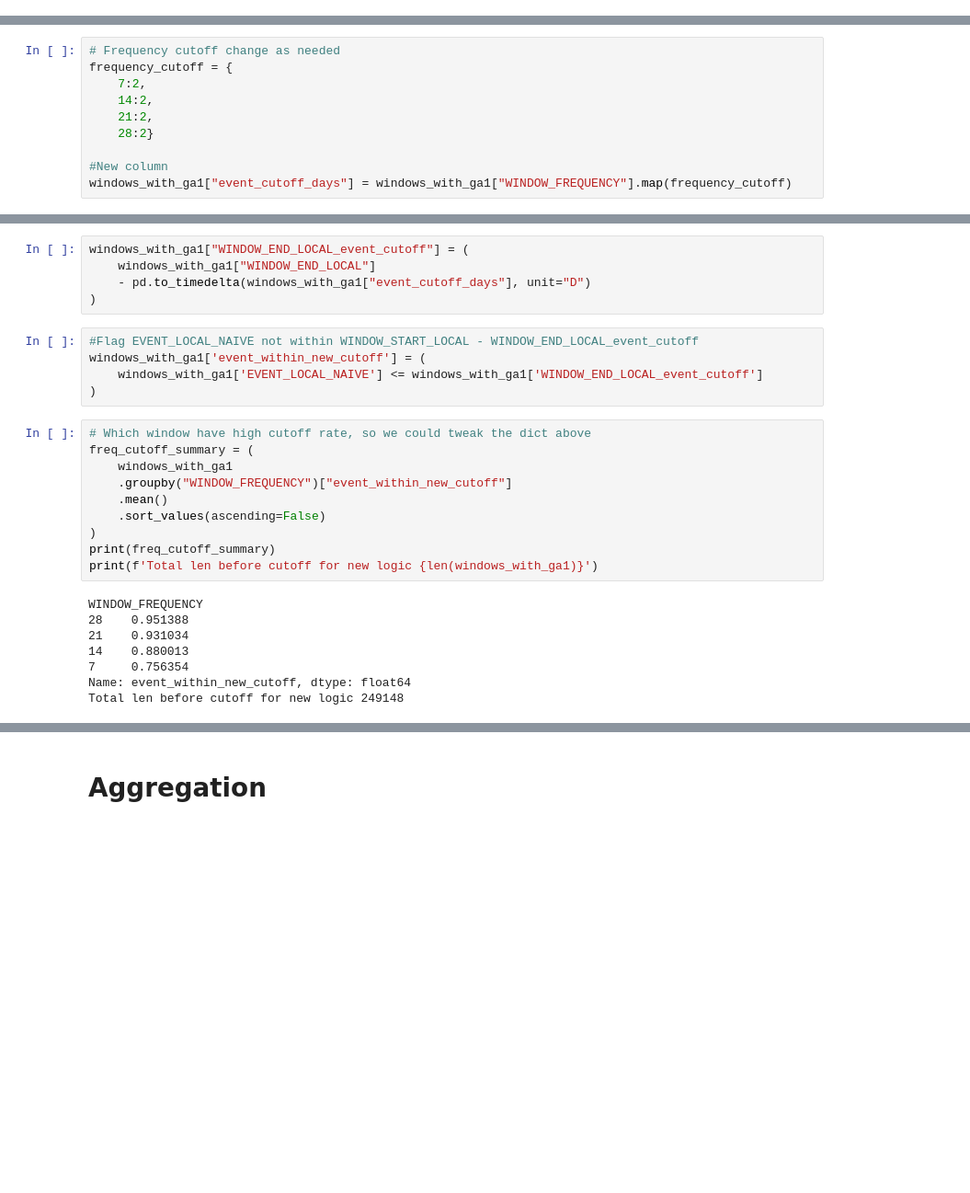
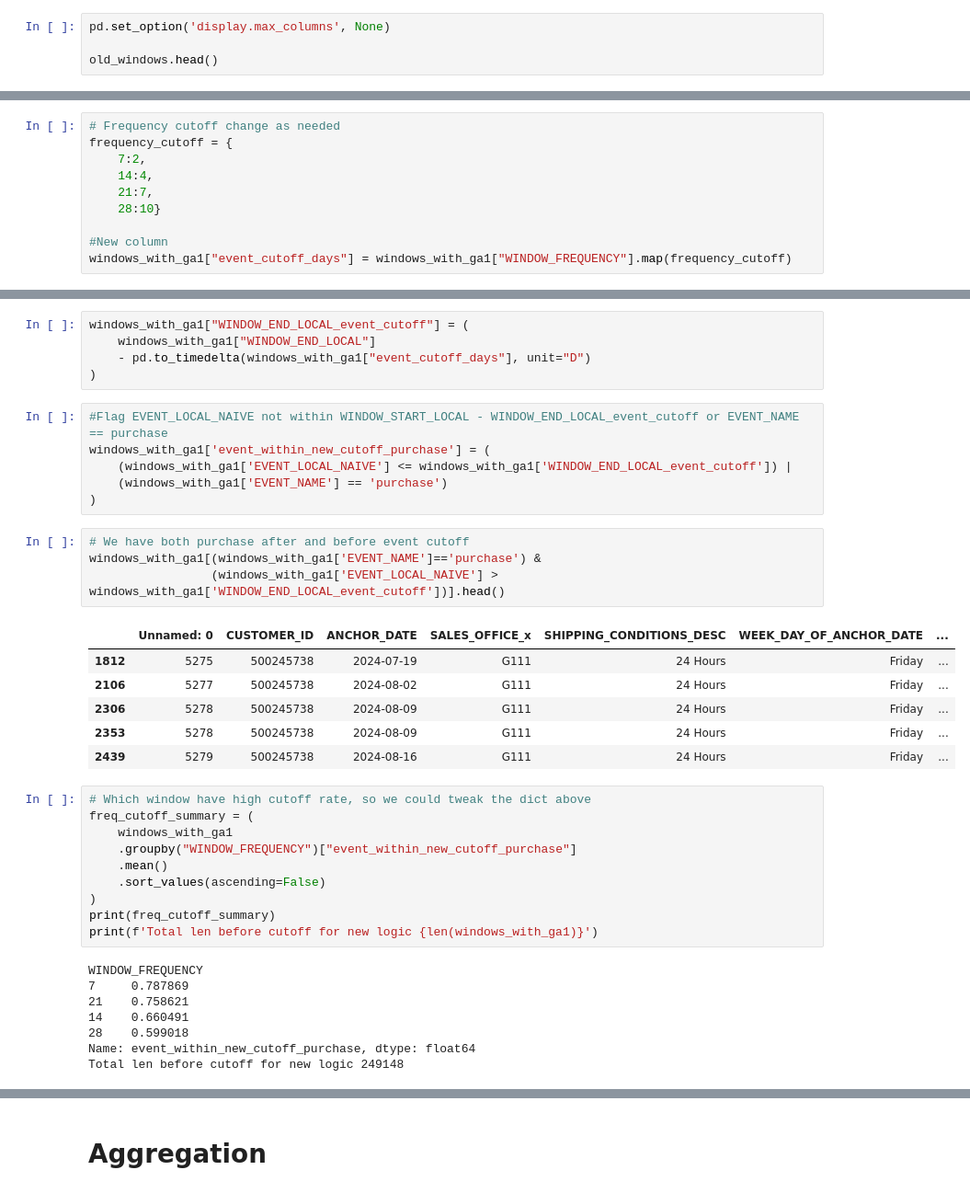
Before and after one commit to Hungagainagainagain/Swire-Cocacola-Capstone, a Jupyter notebook: modeling_new_logic.ipynb, the cells around one changed output, grey strips where cells are left out. Shown at 92% size. Drawn from its saved outputs; the diff is of its cells as text; blank space fills up the shorter version.

```diff
--- a/modeling_new_logic.ipynb
+++ b/modeling_new_logic.ipynb
@@ -148,0 +153,4 @@ windows.head()
+# %%
+pd.set_option('display.max_columns', None)
+
+old_windows.head()
@@ -225,9 +240,9 @@ Name: CUSTOMER_ID, dtype: int64
 # Frequency cutoff change as needed
 frequency_cutoff = {
     7:2,
-    14:2,
-    21:2,
-    28:2}
+    14:4,
+    21:7,
+    28:10}
 
 #New column
 windows_with_ga1["event_cutoff_days"] = windows_with_ga1["WINDOW_FREQUENCY"].map(frequency_cutoff)
@@ -237,15 +265,27 @@ windows_with_ga1["WINDOW_END_LOCAL_event_cutoff"] = (
     - pd.to_timedelta(windows_with_ga1["event_cutoff_days"], unit="D")
 )
 # %%
-#Flag EVENT_LOCAL_NAIVE not within WINDOW_START_LOCAL - WINDOW_END_LOCAL_event_cutoff
-windows_with_ga1['event_within_new_cutoff'] = (
-    windows_with_ga1['EVENT_LOCAL_NAIVE'] <= windows_with_ga1['WINDOW_END_LOCAL_event_cutoff']
+#Flag EVENT_LOCAL_NAIVE not within WINDOW_START_LOCAL - WINDOW_END_LOCAL_event_cutoff or EVENT_NAME == purchase
+windows_with_ga1['event_within_new_cutoff_purchase'] = (
+    (windows_with_ga1['EVENT_LOCAL_NAIVE'] <= windows_with_ga1['WINDOW_END_LOCAL_event_cutoff']) |
+    (windows_with_ga1['EVENT_NAME'] == 'purchase')
 )
+# %%
+# We have both purchase after and before event cutoff
+windows_with_ga1[(windows_with_ga1['EVENT_NAME']=='purchase') &
+                 (windows_with_ga1['EVENT_LOCAL_NAIVE'] > windows_with_ga1['WINDOW_END_LOCAL_event_cutoff'])].head()
+# %% [output]
+|  | Unnamed: 0 | CUSTOMER_ID | ANCHOR_DATE | SALES_OFFICE_x | SHIPPING_CONDITIONS_DESC | WEEK_DAY_OF_ANCHOR_DATE | ... |
+| 1812 | 5275 | 500245738 | 2024-07-19 | G111 | 24 Hours | Friday | ... |
+| 2106 | 5277 | 500245738 | 2024-08-02 | G111 | 24 Hours | Friday | ... |
+| 2306 | 5278 | 500245738 | 2024-08-09 | G111 | 24 Hours | Friday | ... |
+| 2353 | 5278 | 500245738 | 2024-08-09 | G111 | 24 Hours | Friday | ... |
+| 2439 | 5279 | 500245738 | 2024-08-16 | G111 | 24 Hours | Friday | ... |
 # %%
 # Which window have high cutoff rate, so we could tweak the dict above
 freq_cutoff_summary = (
     windows_with_ga1
-    .groupby("WINDOW_FREQUENCY")["event_within_new_cutoff"]
+    .groupby("WINDOW_FREQUENCY")["event_within_new_cutoff_purchase"]
     .mean()
     .sort_values(ascending=False)
 )
@@ -253,11 +293,11 @@ print(freq_cutoff_summary)
 print(f'Total len before cutoff for new logic {len(windows_with_ga1)}')
 # %% [output]
 WINDOW_FREQUENCY
-28    0.951388
-21    0.931034
-14    0.880013
-7     0.756354
-Name: event_within_new_cutoff, dtype: float64
+7     0.787869
+21    0.758621
+14    0.660491
+28    0.599018
+Name: event_within_new_cutoff_purchase, dtype: float64
 Total len before cutoff for new logic 249148
 # %%
 #Get rows of data that the events are within the new cutoff date
```
Also changed, not shown: parts of 25 cells of this notebook.
